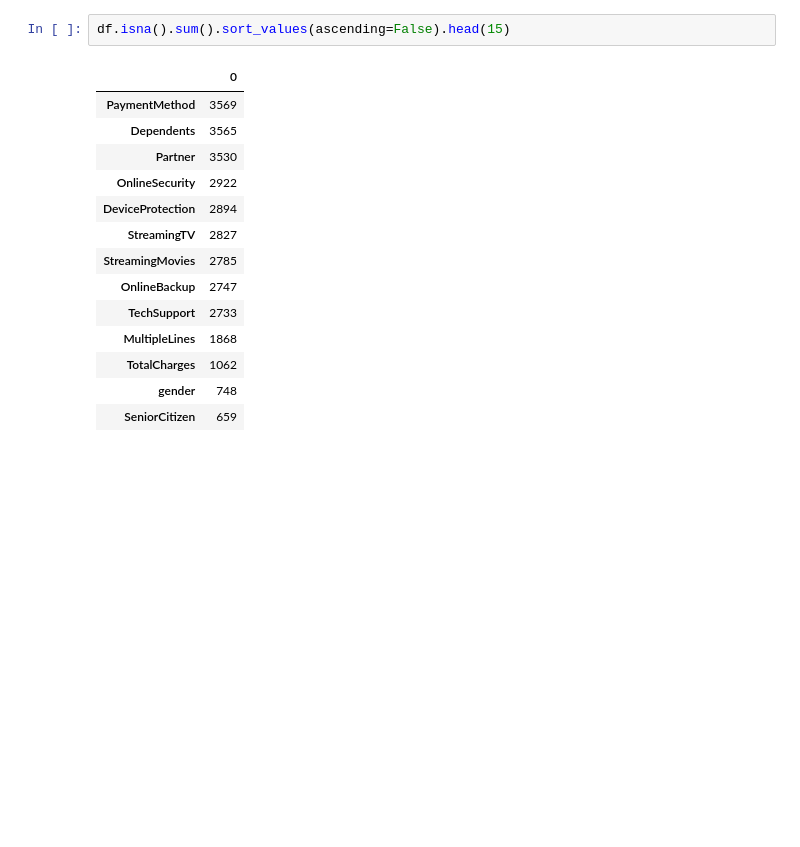
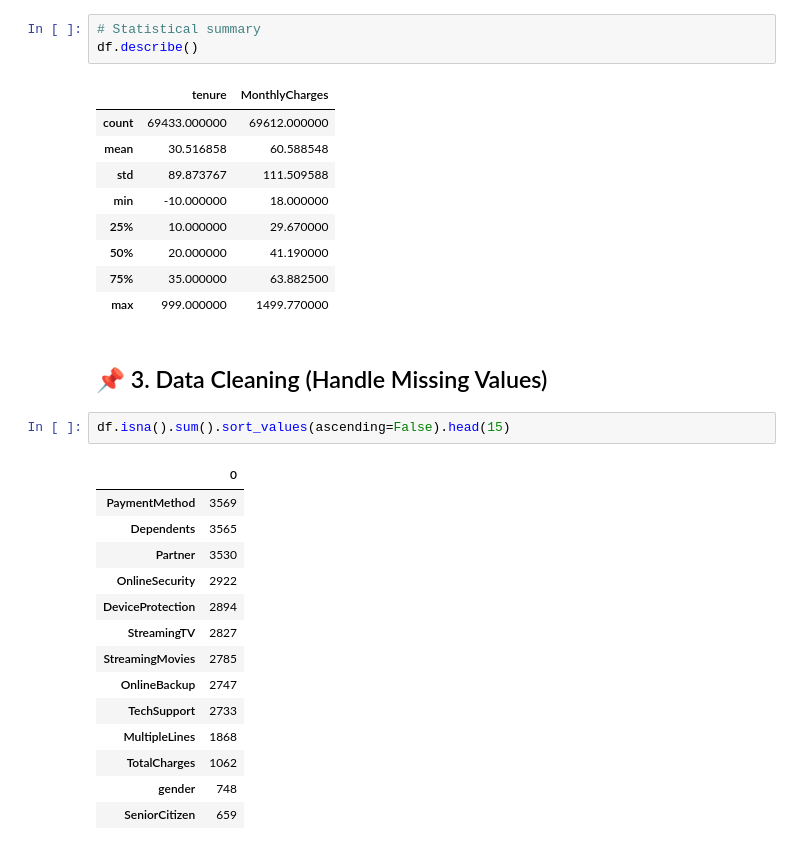
Before and after one commit to linda-bsharat/telco-customer-churn-prediction, a Jupyter notebook: notebooks/01_data_cleaning_and_eda.ipynb, the cells around one changed output. Saved outputs shown, nothing was run; the diff lists cells and outputs as text; blank space fills up the shorter version.

```diff
--- a/notebooks/01_data_cleaning_and_eda.ipynb
+++ b/notebooks/01_data_cleaning_and_eda.ipynb
@@ -35,3 +71,18 @@ df.head()
+# %%
+# Statistical summary
+df.describe()
+# %% [output]
+|  | tenure | MonthlyCharges |
+| count | 69433.000000 | 69612.000000 |
+| mean | 30.516858 | 60.588548 |
+| std | 89.873767 | 111.509588 |
+| min | -10.000000 | 18.000000 |
+| 25% | 10.000000 | 29.670000 |
+| 50% | 20.000000 | 41.190000 |
+| 75% | 35.000000 | 63.882500 |
+| max | 999.000000 | 1499.770000 |
+# %% [markdown]
+## 📌 3. Data Cleaning (Handle Missing Values)
 # %%
 df.isna().sum().sort_values(ascending=False).head(15)
 # %% [output]
```
Also changed, not shown: parts of 218 cells of this notebook.
